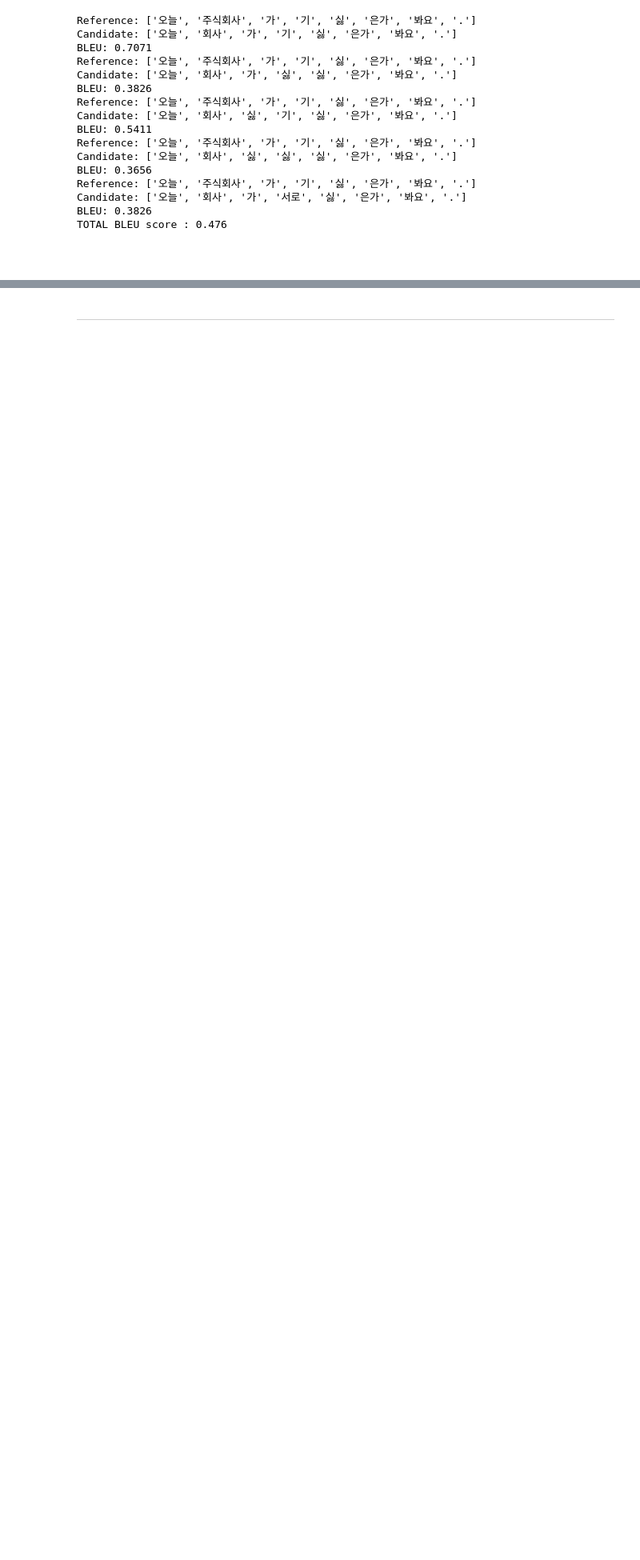
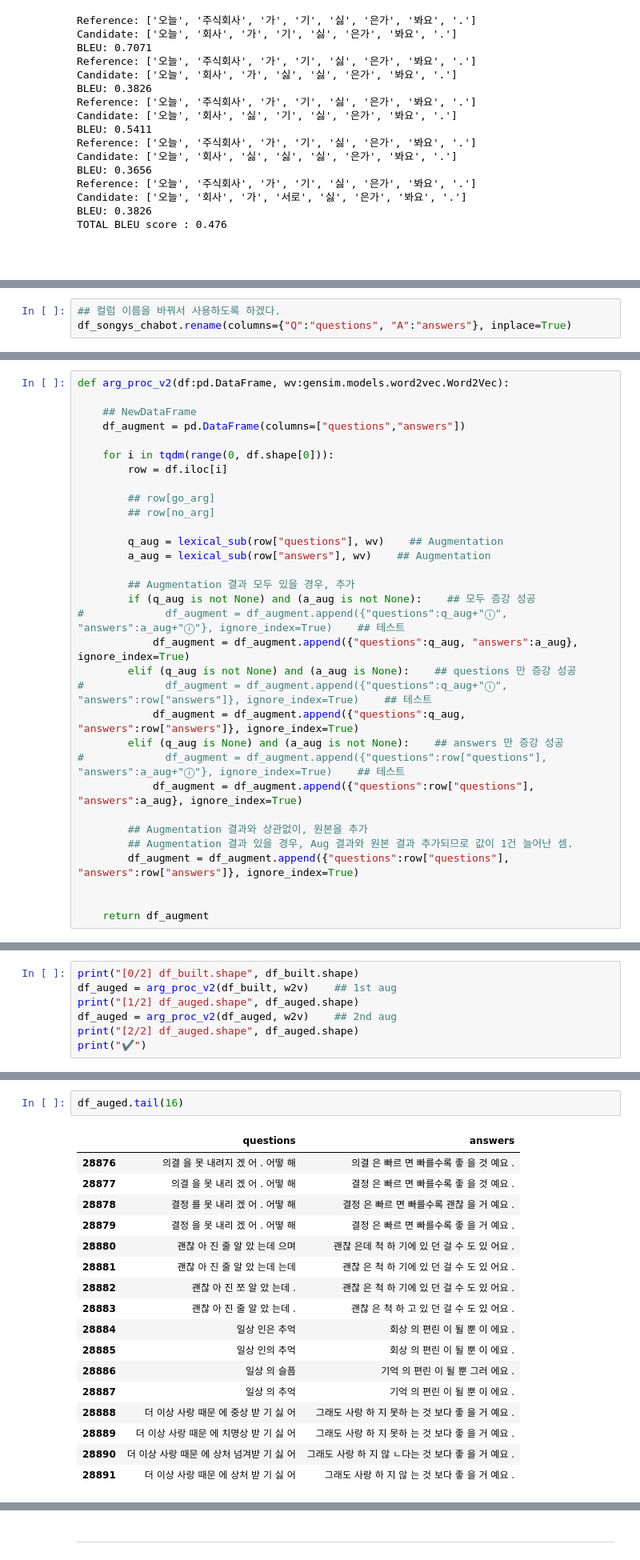
Before and after one commit to gem-ruby/gd_nlp_stages, a Jupyter notebook: [GD_NLP_S6]_Awesome_ChatBot.ipynb, the cells around one changed output, grey strips where cells are left out. Shown: that part at 80% size. Cells and saved outputs as stored; diff of their text form; blank space fills up the shorter version.

```diff
--- a/[GD_NLP_S6]_Awesome_ChatBot.ipynb
+++ b/[GD_NLP_S6]_Awesome_ChatBot.ipynb
@@ -2278,0 +2424,3 @@ TOTAL BLEU score : 0.476
+# %%
+## 컬럼 이름을 바꿔서 사용하도록 하겠다.
+df_songys_chabot.rename(columns={"Q":"questions", "A":"answers"}, inplace=True)
@@ -2278,0 +3044,32 @@ TOTAL BLEU score : 0.476
+# %%
+def arg_proc_v2(df:pd.DataFrame, wv:gensim.models.word2vec.Word2Vec):
+
+    ## NewDataFrame
+    df_augment = pd.DataFrame(columns=["questions","answers"])
+
+    for i in tqdm(range(0, df.shape[0])):
+        row = df.iloc[i]
+
+        ## row[go_arg]
+        ## row[no_arg]
+
+        q_aug = lexical_sub(row["questions"], wv)    ## Augmentation
+        a_aug = lexical_sub(row["answers"], wv)    ## Augmentation
+
+        ## Augmentation 결과 모두 있을 경우, 추가
+        if (q_aug is not None) and (a_aug is not None):    ## 모두 증강 성공
+#             df_augment = df_augment.append({"questions":q_aug+"ⓘ", "answers":a_aug+"ⓘ"}, ignore_index=True)    ## 테스트
+            df_augment = df_augment.append({"questions":q_aug, "answers":a_aug}, ignore_index=True)
+        elif (q_aug is not None) and (a_aug is None):    ## questions 만 증강 성공
+#             df_augment = df_augment.append({"questions":q_aug+"ⓘ", "answers":row["answers"]}, ignore_index=True)    ## 테스트
+            df_augment = df_augment.append({"questions":q_aug, "answers":row["answers"]}, ignore_index=True)
+        elif (q_aug is None) and (a_aug is not None):    ## answers 만 증강 성공
+#             df_augment = df_augment.append({"questions":row["questions"], "answers":a_aug+"ⓘ"}, ignore_index=True)    ## 테스트
+            df_augment = df_augment.append({"questions":row["questions"], "answers":a_aug}, ignore_index=True)
+
+        ## Augmentation 결과와 상관없이, 원본을 추가
+        ## Augmentation 결과 있을 경우, Aug 결과와 원본 결과 추가되므로 값이 1건 늘어난 셈.
+        df_augment = df_augment.append({"questions":row["questions"], "answers":row["answers"]}, ignore_index=True)
+
+
+    return df_augment
@@ -2278,0 +3078,7 @@ TOTAL BLEU score : 0.476
+# %%
+print("[0/2] df_built.shape", df_built.shape)
+df_auged = arg_proc_v2(df_built, w2v)    ## 1st aug
+print("[1/2] df_auged.shape", df_auged.shape)
+df_auged = arg_proc_v2(df_auged, w2v)    ## 2nd aug
+print("[2/2] df_auged.shape", df_auged.shape)
+print("✔️")
@@ -2278,0 +3102,20 @@ TOTAL BLEU score : 0.476
+# %%
+df_auged.tail(16)
+# %% [output]
+|  | questions | answers |
+| 28876 | 의결 을 못 내려지 겠 어 . 어떻 해 | 의결 은 빠르 면 빠를수록 좋 을 것 예요 . |
+| 28877 | 의결 을 못 내리 겠 어 . 어떻 해 | 결정 은 빠르 면 빠를수록 좋 을 것 예요 . |
+| 28878 | 결정 를 못 내리 겠 어 . 어떻 해 | 결정 은 빠르 면 빠를수록 괜찮 을 거 예요 . |
+| 28879 | 결정 을 못 내리 겠 어 . 어떻 해 | 결정 은 빠르 면 빠를수록 좋 을 거 예요 . |
+| 28880 | 괜찮 아 진 줄 알 았 는데 으며 | 괜찮 은데 척 하 기에 있 던 걸 수 도 있 어요 . |
+| 28881 | 괜찮 아 진 줄 알 았 는데 는데 | 괜찮 은 척 하 기에 있 던 걸 수 도 있 어요 . |
+| 28882 | 괜찮 아 진 쪼 알 았 는데 . | 괜찮 은 척 하 기에 있 던 걸 수 도 있 어요 . |
+| 28883 | 괜찮 아 진 줄 알 았 는데 . | 괜찮 은 척 하 고 있 던 걸 수 도 있 어요 . |
+| 28884 | 일상 인은 추억 | 회상 의 편린 이 될 뿐 이 에요 . |
+| 28885 | 일상 인의 추억 | 회상 의 편린 이 될 뿐 이 에요 . |
+| 28886 | 일상 의 슬픔 | 기억 의 편린 이 될 뿐 그러 에요 . |
+| 28887 | 일상 의 추억 | 기억 의 편린 이 될 뿐 이 에요 . |
+| 28888 | 더 이상 사랑 때문 에 중상 받 기 싫 어 | 그래도 사랑 하 지 못하 는 것 보다 좋 을 거 예요 . |
+| 28889 | 더 이상 사랑 때문 에 치명상 받 기 싫 어 | 그래도 사랑 하 지 못하 는 것 보다 좋 을 거 예요 . |
+| 28890 | 더 이상 사랑 때문 에 상처 넘겨받 기 싫 어 | 그래도 사랑 하 지 않 ㄴ다는 것 보다 좋 을 거 예요 . |
+| 28891 | 더 이상 사랑 때문 에 상처 받 기 싫 어 | 그래도 사랑 하 지 않 는 것 보다 좋 을 거 예요 . |
```
Also changed, not shown: parts of 124 cells of this notebook.
